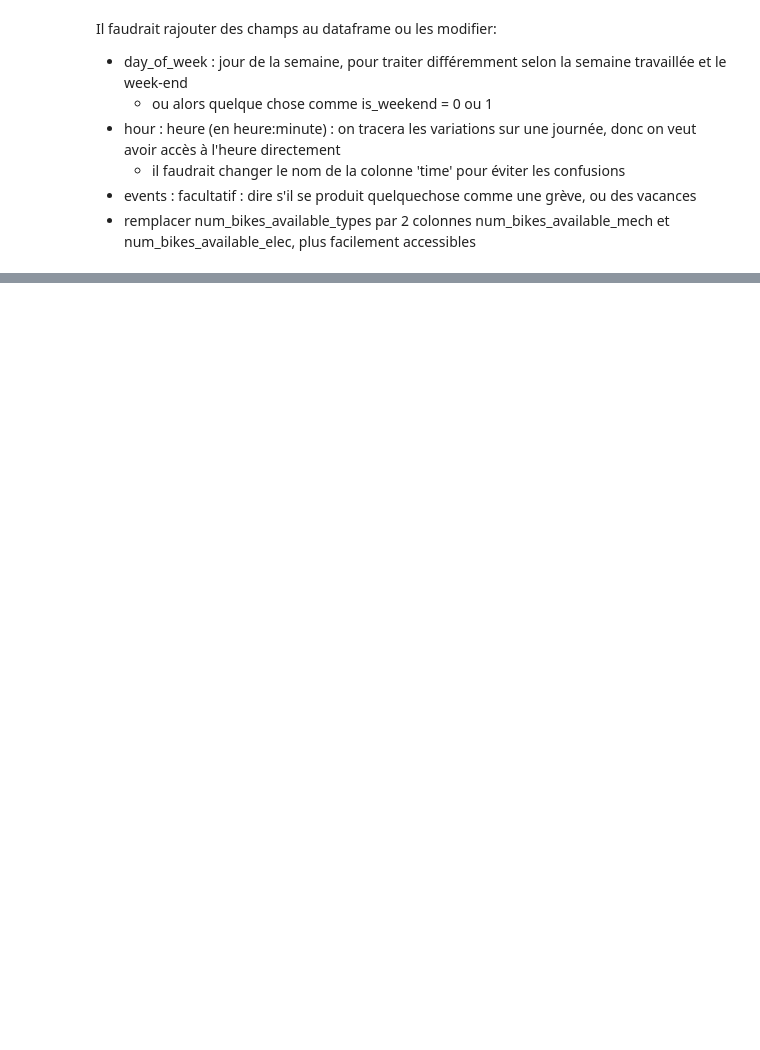
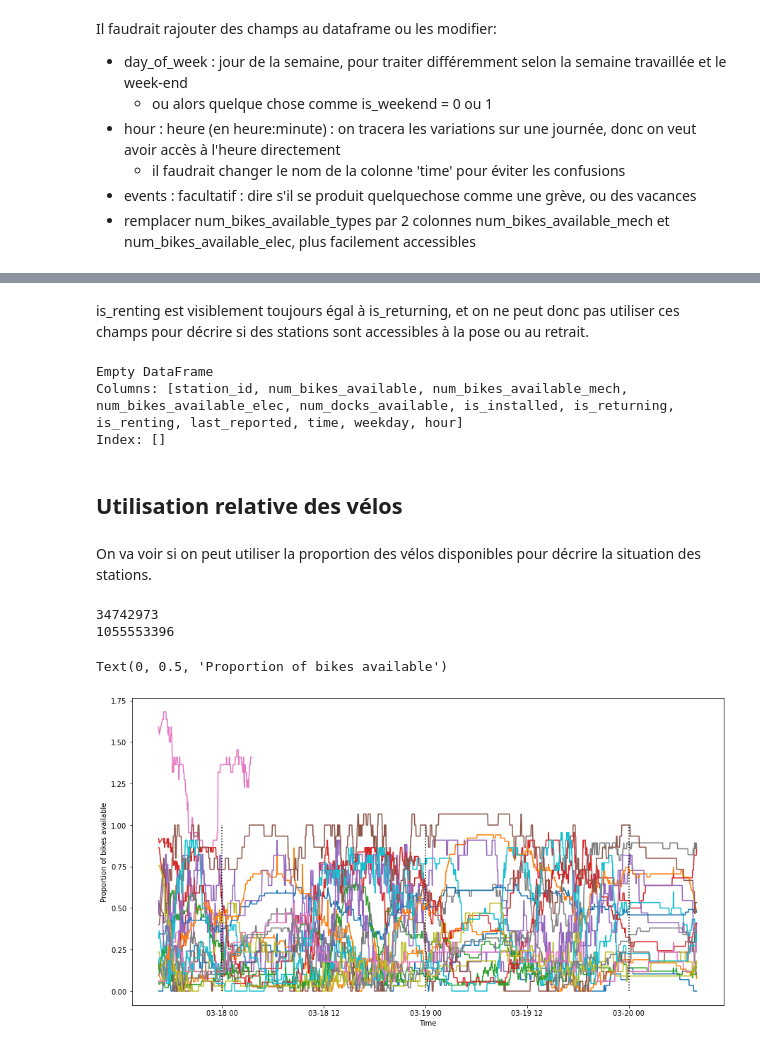
Before and after one commit to OFloyd/formation_greta, a Jupyter notebook: projet/premiere_analyse.ipynb, the cells around one changed output, grey strips where cells are left out. Cells and saved outputs as stored; diff of their text form; code cells hidden in the pictures; blank space fills up the shorter version.

```diff
--- a/projet/premiere_analyse.ipynb
+++ b/projet/premiere_analyse.ipynb
@@ -376,0 +378,37 @@ is_renting est visiblement toujours égal à is_returning
+# %% [markdown]
+is_renting est visiblement toujours égal à is_returning, et on ne peut donc pas utiliser ces champs pour décrire si des stations sont accessibles à la pose ou au retrait.
+# %%
+#On vérifie que is_renting et is_returning sont bien des doublons :
+print( df[(df.is_renting != df.is_returning )] )
+# %% [output]
+Empty DataFrame
+Columns: [station_id, num_bikes_available, num_bikes_available_mech, num_bikes_available_elec, num_docks_available, is_installed, is_returning, is_renting, last_reported, time, weekday, hour]
+Index: []
+# %% [markdown]
+## Utilisation relative des vélos
+# %% [markdown]
+On va voir si on peut utiliser la proportion des vélos disponibles pour décrire la situation des stations.
+# %%
+plt.figure(figsize=(15,8))
+for station in station_red:
+    df_temp=df_red[ df_red['station_id'] == station]
+    x=df_temp.time
+    capacity=data_info[data_info['station_id'] == station].capacity
+    y=df_temp.num_bikes_available/capacity
+    plt.plot(x, y)
+    if np.max(y) > 1 : print(station)
+
+y_day_delim=[0,1]
+x_day_delim1=[datetime.datetime(2023,3,18),datetime.datetime(2023,3,18)]
+x_day_delim2=[datetime.datetime(2023,3,19),datetime.datetime(2023,3,19)]
+x_day_delim3=[datetime.datetime(2023,3,20),datetime.datetime(2023,3,20)]
+plt.plot(x_day_delim1, y_day_delim, color='black', linestyle='dotted')
+plt.plot(x_day_delim2, y_day_delim, color='black', linestyle='dotted')
+plt.plot(x_day_delim3, y_day_delim, color='black', linestyle='dotted')
+plt.xlabel('Time')
+plt.ylabel('Proportion of bikes available')
+# %% [output]
+34742973
+1055553396
+Text(0, 0.5, 'Proportion of bikes available')
+[figure, added]
```
Also changed, not shown: parts of 18 cells of this notebook, 2 other files.
